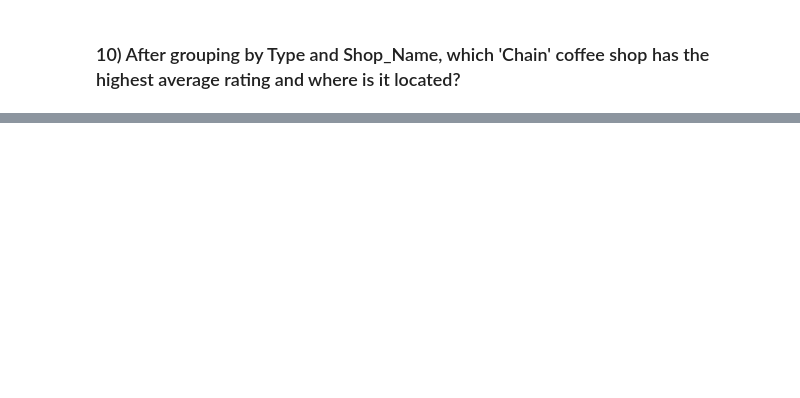
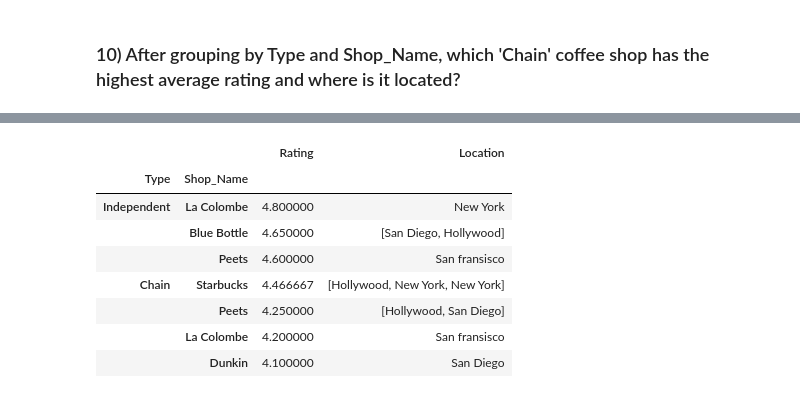
Before and after one commit to pradeepsf729/pandas_101, a Jupyter notebook: pandas-groupby-z3.ipynb, the cells around one changed output, grey strips where cells are left out. Cells and saved outputs as stored; diff of their text form; code cells hidden in the pictures; blank space fills up the shorter version.

```diff
--- a/pandas-groupby-z3.ipynb
+++ b/pandas-groupby-z3.ipynb
@@ -213,0 +313,12 @@ both_types['Rating'].idxmax()
+# %%
+mean_ratings.sort_values('Rating', ascending=False)
+# %% [output]
+|  |  | Rating | Location |
+| Type | Shop_Name |  |  |
+| Independent | La Colombe | 4.800000 | New York |
+|  | Blue Bottle | 4.650000 | [San Diego, Hollywood] |
+|  | Peets | 4.600000 | San fransisco |
+| Chain | Starbucks | 4.466667 | [Hollywood, New York, New York] |
+|  | Peets | 4.250000 | [Hollywood, San Diego] |
+|  | La Colombe | 4.200000 | San fransisco |
+|  | Dunkin | 4.100000 | San Diego |
```
Also changed, not shown: parts of 22 cells of this notebook, 1 other file.
